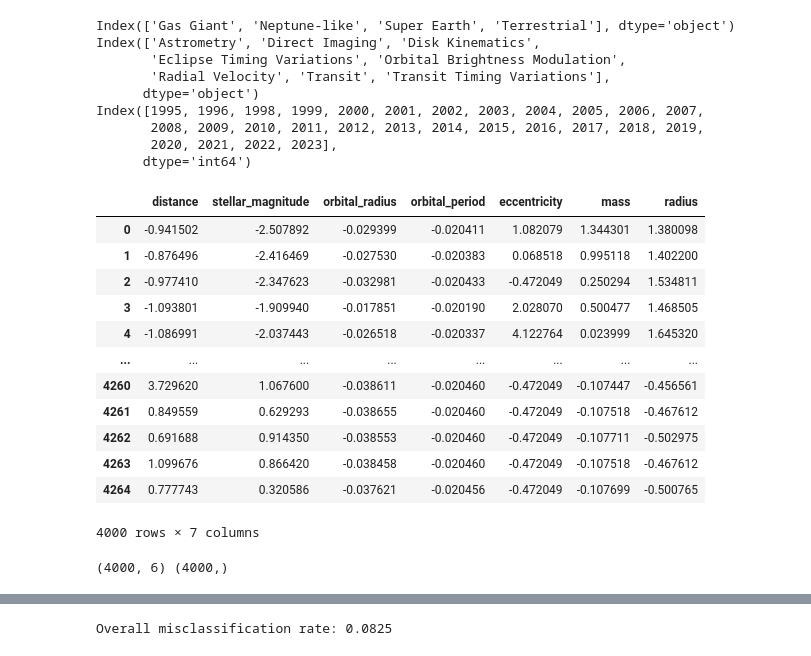
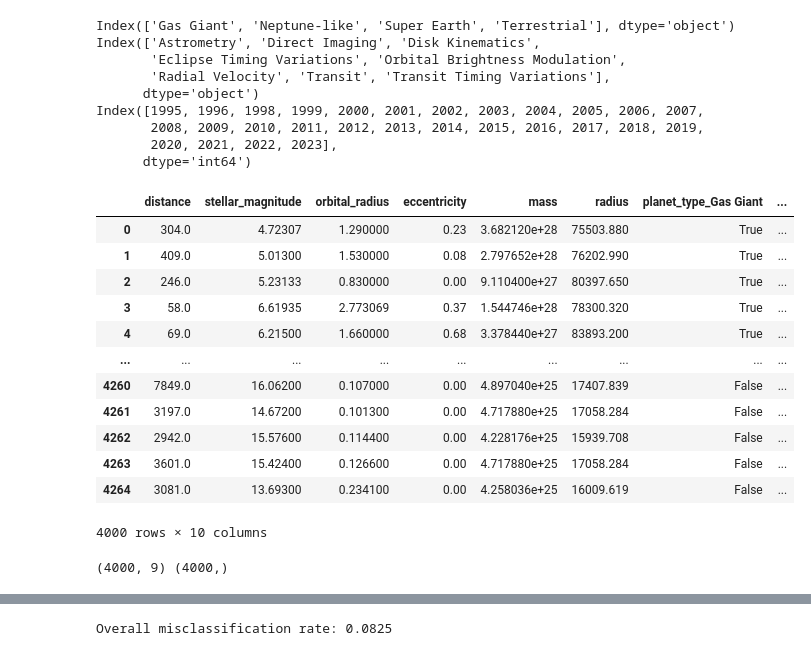
Before and after one commit to lelegod/ml_project, a Jupyter notebook: regression_and_classification.ipynb, the cells around one changed output, grey strips where cells are left out. Saved outputs shown, nothing was run; the diff lists cells and outputs as text; code cells hidden in the pictures.

```diff
--- a/regression_and_classification.ipynb
+++ b/regression_and_classification.ipynb
@@ -108,26 +128,29 @@ Index([1995, 1996, 1998, 1999, 2000, 2001, 2002, 2003, 2004, 2005, 2006, 2007,
        2020, 2021, 2022, 2023],
       dtype='int64')
 # %%
-df_regression = df_std.drop(["planet_type", "detection_method", "discovery_year"] , axis=1)
-df_regression
+df_train = df_without_type.copy().drop("orbital_period", axis=1)
+df_train["planet_type"] = df["planet_type"]
+df_train = pd.get_dummies(df_train, columns=['planet_type'])
+
+df_train
 # %% [output]
-|  | distance | stellar_magnitude | orbital_radius | orbital_period | eccentricity | mass | radius |
-| 0 | -0.941502 | -2.507892 | -0.029399 | -0.020411 | 1.082079 | 1.344301 | 1.380098 |
-| 1 | -0.876496 | -2.416469 | -0.027530 | -0.020383 | 0.068518 | 0.995118 | 1.402200 |
-| 2 | -0.977410 | -2.347623 | -0.032981 | -0.020433 | -0.472049 | 0.250294 | 1.534811 |
-| 3 | -1.093801 | -1.909940 | -0.017851 | -0.020190 | 2.028070 | 0.500477 | 1.468505 |
-| 4 | -1.086991 | -2.037443 | -0.026518 | -0.020337 | 4.122764 | 0.023999 | 1.645320 |
-| ... | ... | ... | ... | ... | ... | ... | ... |
-| 4260 | 3.729620 | 1.067600 | -0.038611 | -0.020460 | -0.472049 | -0.107447 | -0.456561 |
-| 4261 | 0.849559 | 0.629293 | -0.038655 | -0.020460 | -0.472049 | -0.107518 | -0.467612 |
-| 4262 | 0.691688 | 0.914350 | -0.038553 | -0.020460 | -0.472049 | -0.107711 | -0.502975 |
-| 4263 | 1.099676 | 0.866420 | -0.038458 | -0.020460 | -0.472049 | -0.107518 | -0.467612 |
-| 4264 | 0.777743 | 0.320586 | -0.037621 | -0.020456 | -0.472049 | -0.107699 | -0.500765 |
+|  | distance | stellar_magnitude | orbital_radius | eccentricity | mass | radius | planet_type_Gas Giant | ... |
+| 0 | 304.0 | 4.72307 | 1.290000 | 0.23 | 3.682120e+28 | 75503.880 | True | ... |
+| 1 | 409.0 | 5.01300 | 1.530000 | 0.08 | 2.797652e+28 | 76202.990 | True | ... |
+| 2 | 246.0 | 5.23133 | 0.830000 | 0.00 | 9.110400e+27 | 80397.650 | True | ... |
+| 3 | 58.0 | 6.61935 | 2.773069 | 0.37 | 1.544746e+28 | 78300.320 | True | ... |
+| 4 | 69.0 | 6.21500 | 1.660000 | 0.68 | 3.378440e+27 | 83893.200 | True | ... |
+| ... | ... | ... | ... | ... | ... | ... | ... | ... |
+| 4260 | 7849.0 | 16.06200 | 0.107000 | 0.00 | 4.897040e+25 | 17407.839 | False | ... |
+| 4261 | 3197.0 | 14.67200 | 0.101300 | 0.00 | 4.717880e+25 | 17058.284 | False | ... |
+| 4262 | 2942.0 | 15.57600 | 0.114400 | 0.00 | 4.228176e+25 | 15939.708 | False | ... |
+| 4263 | 3601.0 | 15.42400 | 0.126600 | 0.00 | 4.717880e+25 | 17058.284 | False | ... |
+| 4264 | 3081.0 | 13.69300 | 0.234100 | 0.00 | 4.258036e+25 | 16009.619 | False | ... |
-4000 rows × 7 columns
+4000 rows × 10 columns
 # %%
 # Define features, and target variable
-X = df_without_type.drop(columns=['mass']).values
-y = df_without_type['mass'].values
+X = df_train.drop(columns=['mass']).values
+y = df_train['mass'].values
 print(X.shape, y.shape)
 # %% [output]
-(4000, 6) (4000,)
+(4000, 9) (4000,)
```
Also changed, not shown: parts of 20 cells of this notebook, 1 other file.
